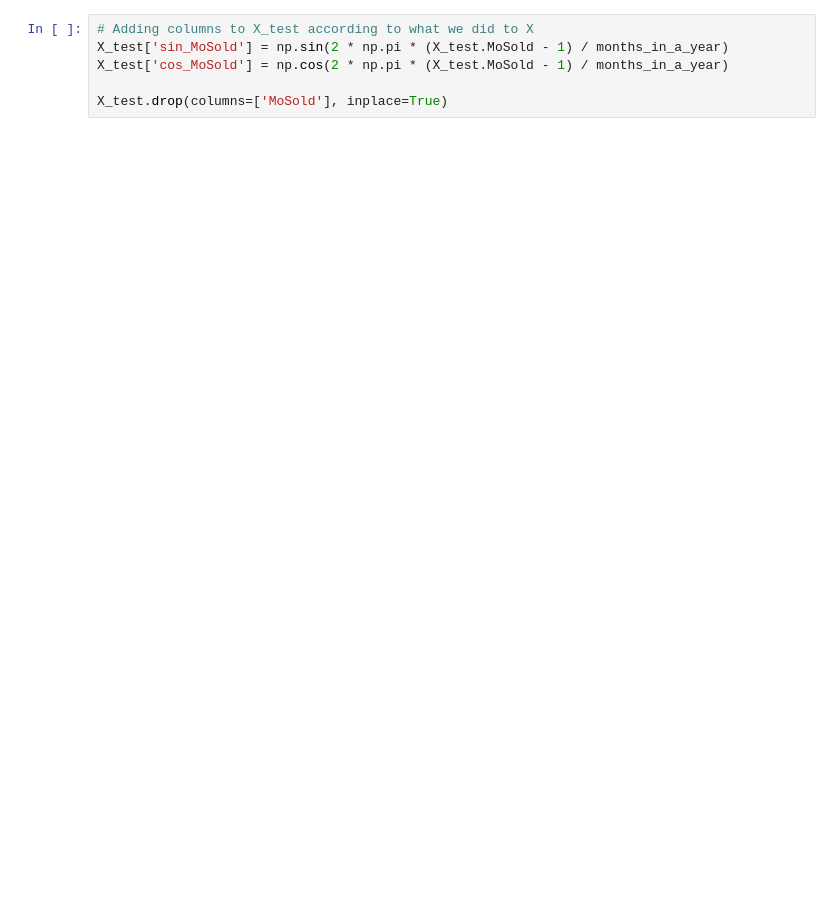
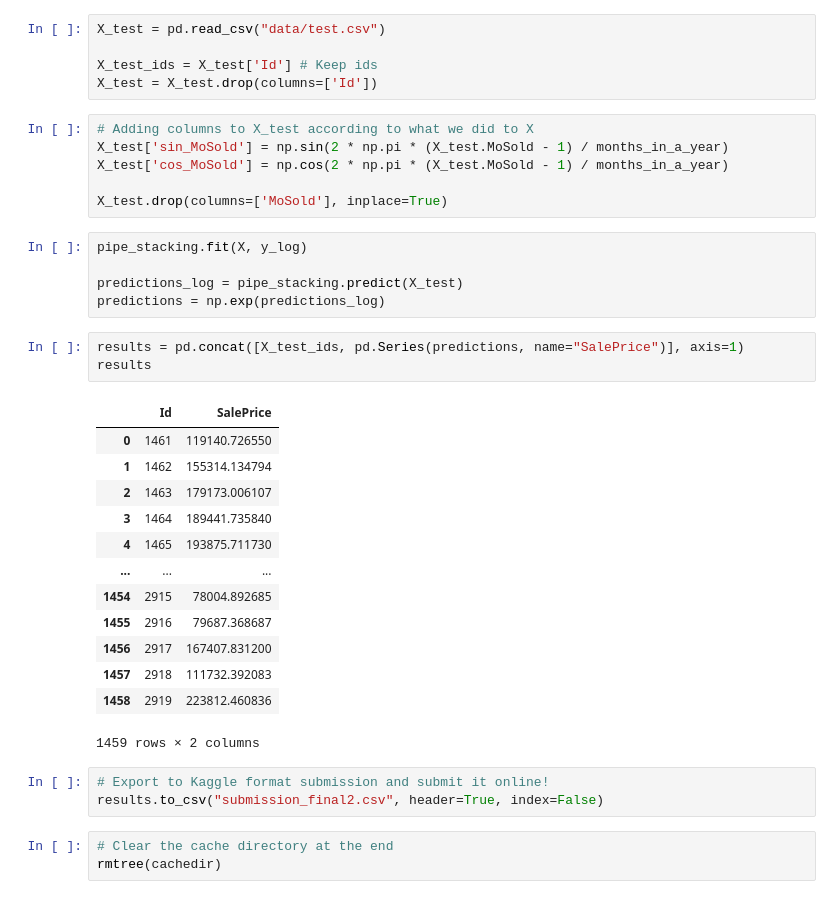
Before and after one commit to pavankumarhm/House_Prices_Kaggle_Competition, a Jupyter notebook: houses_kaggle_competition.ipynb, the cells around one changed output. Cells and saved outputs as stored; diff of their text form; blank space fills up the shorter version.

```diff
--- a/houses_kaggle_competition.ipynb
+++ b/houses_kaggle_competition.ipynb
@@ -960,6 +1378,39 @@ Discover your real test score by submitting to Kaggle!
+# %%
+X_test = pd.read_csv("data/test.csv")
+
+X_test_ids = X_test['Id'] # Keep ids
+X_test = X_test.drop(columns=['Id'])
 # %%
 # Adding columns to X_test according to what we did to X
 X_test['sin_MoSold'] = np.sin(2 * np.pi * (X_test.MoSold - 1) / months_in_a_year)
 X_test['cos_MoSold'] = np.cos(2 * np.pi * (X_test.MoSold - 1) / months_in_a_year)
 
 X_test.drop(columns=['MoSold'], inplace=True)
+# %%
+pipe_stacking.fit(X, y_log)
+
+predictions_log = pipe_stacking.predict(X_test)
+predictions = np.exp(predictions_log)
+# %%
+results = pd.concat([X_test_ids, pd.Series(predictions, name="SalePrice")], axis=1)
+results
+# %% [output]
+|  | Id | SalePrice |
+| 0 | 1461 | 119140.726550 |
+| 1 | 1462 | 155314.134794 |
+| 2 | 1463 | 179173.006107 |
+| 3 | 1464 | 189441.735840 |
+| 4 | 1465 | 193875.711730 |
+| ... | ... | ... |
+| 1454 | 2915 | 78004.892685 |
+| 1455 | 2916 | 79687.368687 |
+| 1456 | 2917 | 167407.831200 |
+| 1457 | 2918 | 111732.392083 |
+| 1458 | 2919 | 223812.460836 |
+1459 rows × 2 columns
+# %%
+# Export to Kaggle format submission and submit it online!
+results.to_csv("submission_final2.csv", header=True, index=False)
+# %%
+# Clear the cache directory at the end
+rmtree(cachedir)
```
Also changed, not shown: parts of 36 cells of this notebook, 2 other files.
